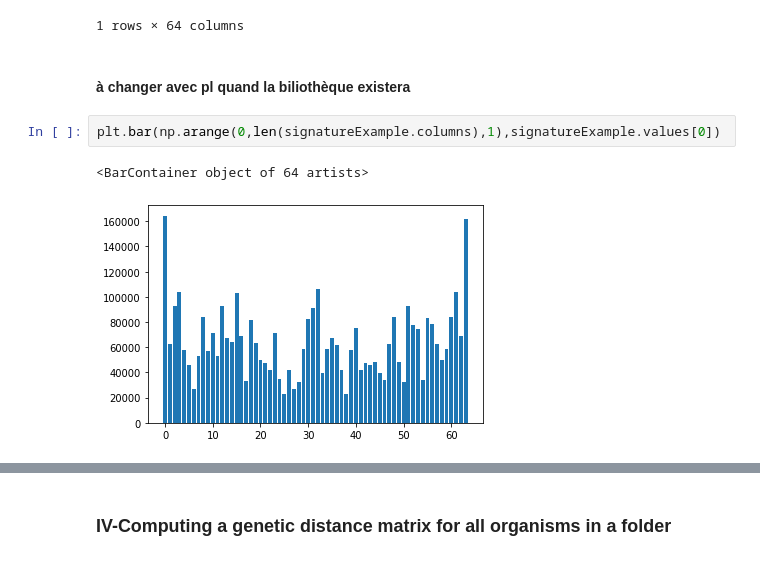
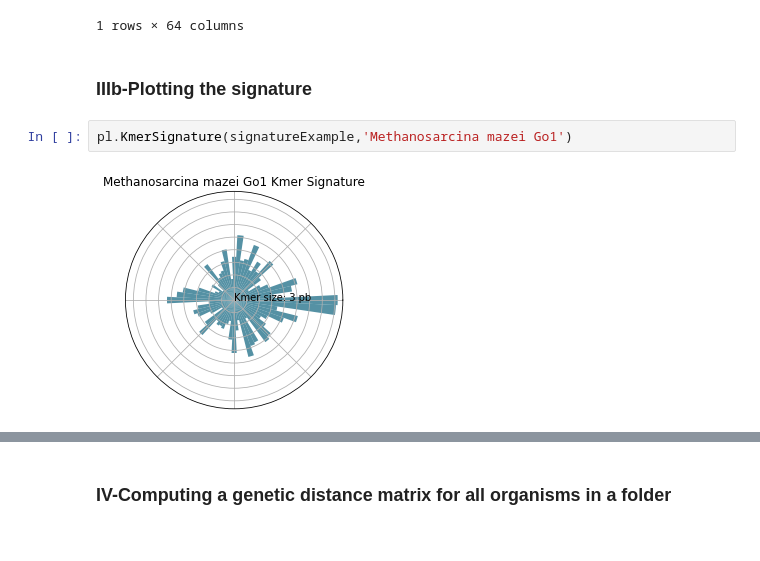
Before and after one commit to LeroyAdrien/K-Mer, a Jupyter notebook: Notebooks/Experimenting_with_Kmer.ipynb, the cells around one changed output, grey strips where cells are left out. Drawn from its saved outputs; the diff is of its cells as text.

Commit message:
Added plotting on notebook

```diff
--- a/Notebooks/Experimenting_with_Kmer.ipynb
+++ b/Notebooks/Experimenting_with_Kmer.ipynb
@@ -74,10 +86,9 @@ display(signatureExample)
 |  | AAA | AAC | AAG | AAT | ACA | ACC | ACG | ACT | AGA | AGC | ... | ... |
 | 0 | 164445 | 62969 | 92871 | 103563 | 58168 | 46190 | 27208 | 53014 | 83932 | 57138 | ... | ... |
 1 rows × 64 columns
-# %% [markdown]
-#### à changer avec pl quand la biliothèque existera
-# %%
-plt.bar(np.arange(0,len(signatureExample.columns),1),signatureExample.values[0])
-# %% [output]
-<BarContainer object of 64 artists>
-[figure, removed]
+# %% [markdown]
+### IIIb-Plotting the signature
+# %%
+pl.KmerSignature(signatureExample,'Methanosarcina mazei Go1')
+# %% [output]
+[figure, added]
```
Also changed, not shown: parts of 23 cells of this notebook, 1 other file.
